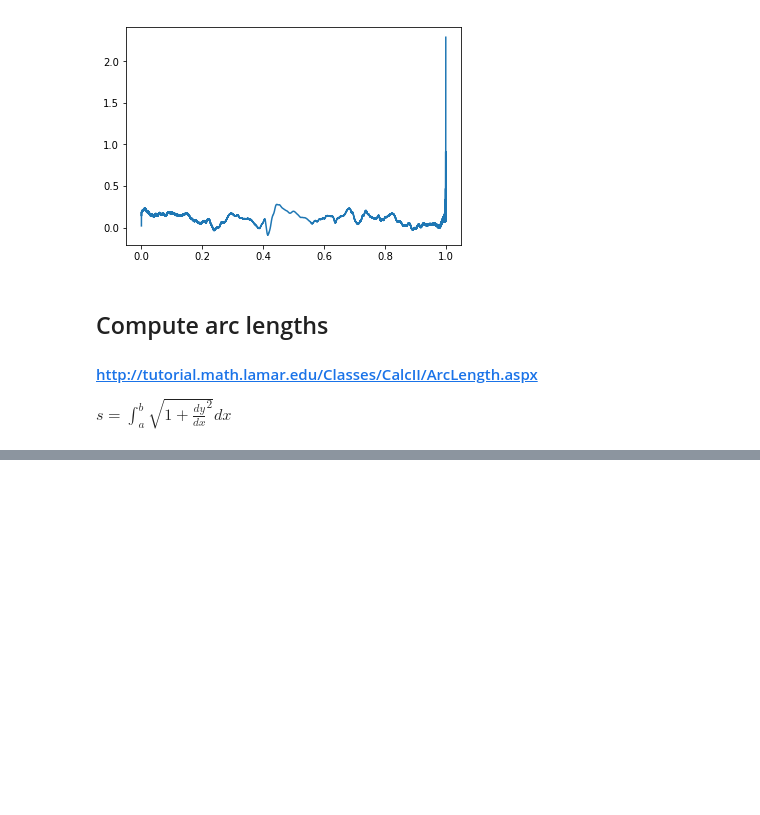
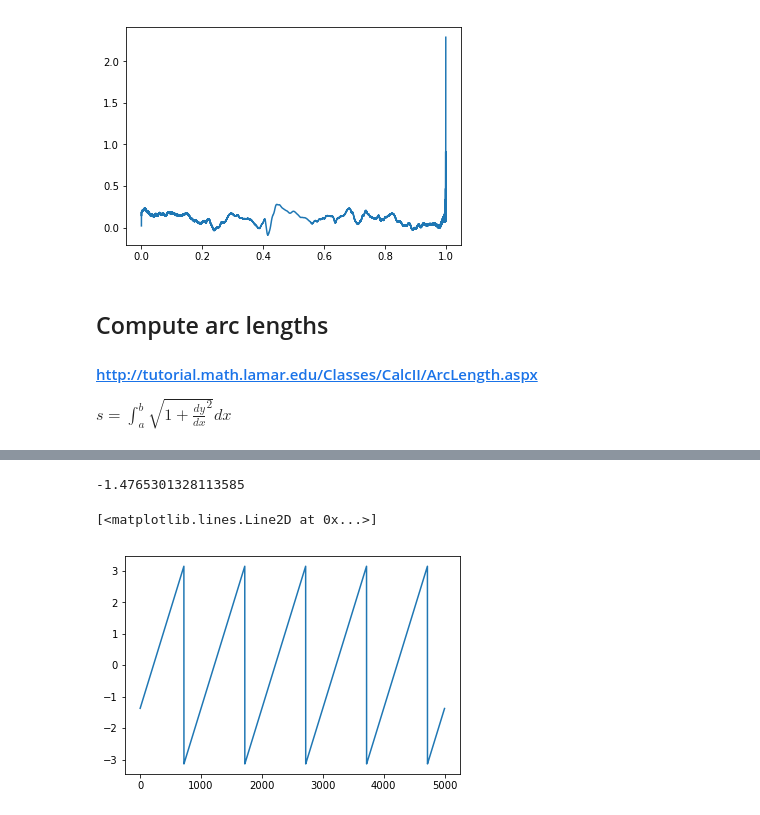
Before and after one commit to malfarasplux/SyncXtrial, a Jupyter notebook: synth/sinusoid_mapping.ipynb, the cells around one changed output, grey strips where cells are left out. Drawn from its saved outputs; the diff is of its cells as text; code cells hidden in the pictures; blank space fills up the shorter version.

```diff
--- a/synth/sinusoid_mapping.ipynb
+++ b/synth/sinusoid_mapping.ipynb
@@ -83,0 +134,9 @@ $s = \int_{a}^{b}\sqrt{1+{\frac{dy}{dx}}^2}dx$
+# %%
+instantaneous_phase[15]
+# %% [output]
+-1.4765301328113585
+# %%
+plt.plot(instantaneous_phase2)
+# %% [output]
+[<matplotlib.lines.Line2D at 0x...>]
+[figure, added]
```
Also changed, not shown: parts of 30 cells of this notebook, 1 other file.
